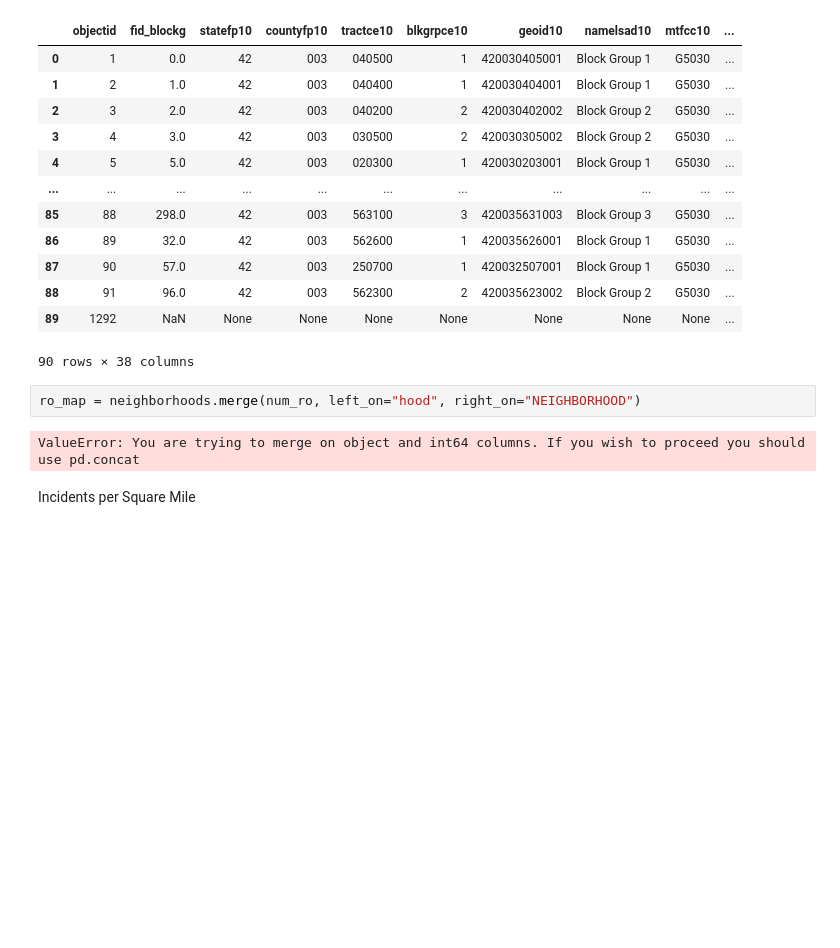
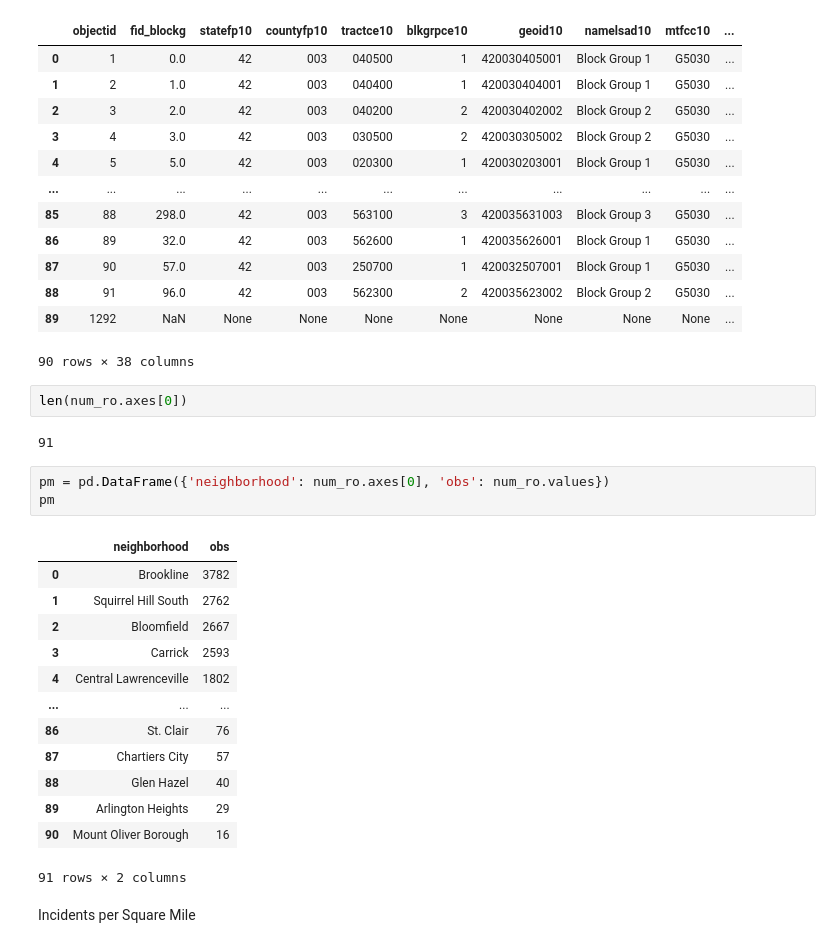
Before and after one commit to drewlp22/cmpinf0010-final, a Jupyter notebook: Drew_notebook.ipynb, the cells around one changed output. Cells and saved outputs as stored; diff of their text form; blank space fills up the shorter version.

```diff
--- a/Drew_notebook.ipynb
+++ b/Drew_notebook.ipynb
@@ -63,10 +57,27 @@ neighborhoods
 | 88 | 91 | 96.0 | 42 | 003 | 562300 | 2 | 420035623002 | Block Group 2 | G5030 | ... |
 | 89 | 1292 | NaN | None | None | None | None | None | None | None | ... |
 90 rows × 38 columns
-# %%
-ro_map = neighborhoods.merge(num_ro, left_on="hood", right_on="NEIGHBORHOOD")
-# %% [output]
-ValueError: You are trying to merge on object and int64 columns. If you wish to proceed you should use pd.concat
+# %%
+len(num_ro.axes[0])
+# %% [output]
+91
+# %%
+pm = pd.DataFrame({'neighborhood': num_ro.axes[0], 'obs': num_ro.values})
+pm
+# %% [output]
+|  | neighborhood | obs |
+| 0 | Brookline | 3782 |
+| 1 | Squirrel Hill South | 2762 |
+| 2 | Bloomfield | 2667 |
+| 3 | Carrick | 2593 |
+| 4 | Central Lawrenceville | 1802 |
+| ... | ... | ... |
+| 86 | St. Clair | 76 |
+| 87 | Chartiers City | 57 |
+| 88 | Glen Hazel | 40 |
+| 89 | Arlington Heights | 29 |
+| 90 | Mount Oliver Borough | 16 |
+91 rows × 2 columns
 # %% [markdown]
 Incidents per Square Mile
 # %%
```
Also changed, not shown: parts of 3 cells of this notebook.
